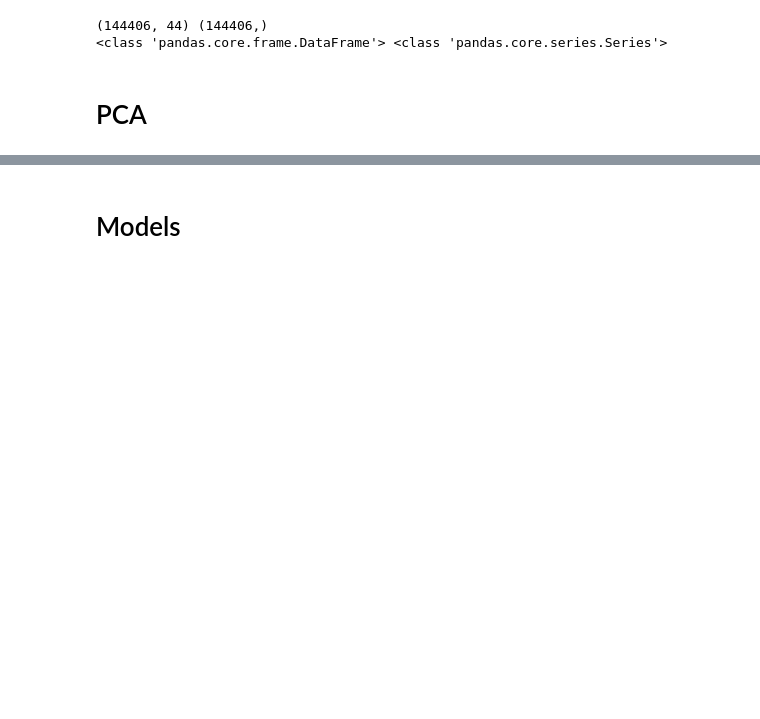
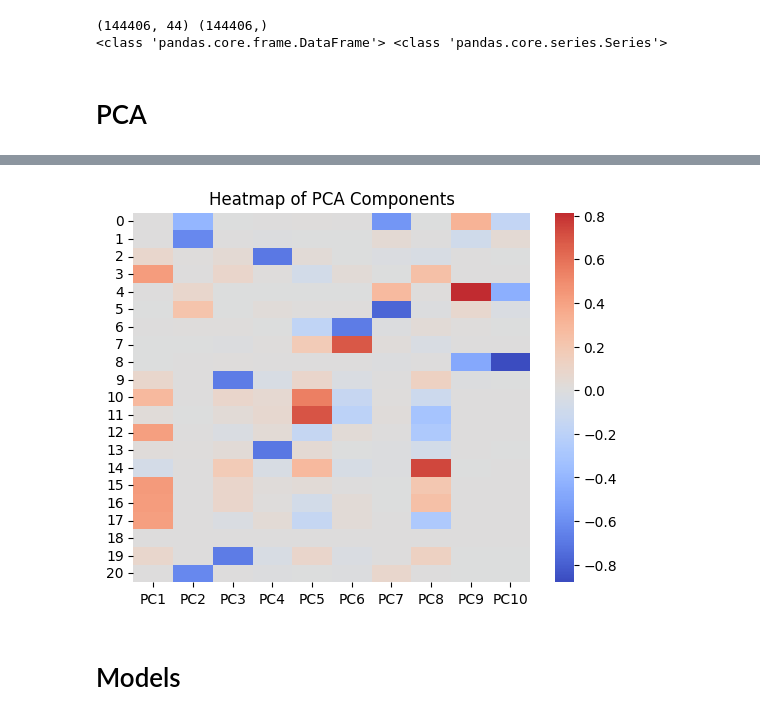
Before and after one commit to giakomorssi/Fraud-and-Delivery, a Jupyter notebook: 03_FraudDetection.ipynb, the cells around one changed output, grey strips where cells are left out. Cells and saved outputs as stored; diff of their text form; code cells hidden in the pictures; blank space fills up the shorter version.

```diff
--- a/03_FraudDetection.ipynb
+++ b/03_FraudDetection.ipynb
@@ -299,3 +322,22 @@ pca_test = pca.transform(X_test.iloc[:, 23:])
+# %%
+import seaborn as sns
+import matplotlib.pyplot as plt
+
+# Assuming you have already performed the PCA on your data and stored the result in a variable called pca
+# Assuming you have already transformed your data using PCA and stored it in a variable called transformed_data
+# Assuming you want to plot the first 10 principal components
+n_components = 10
+component_names = [f"PC{i+1}" for i in range(n_components)]
+
+# Create a DataFrame containing the PCA components
+components_df = pd.DataFrame(pca.components_[:n_components].T, columns=component_names)
+
+# Create a heatmap of the PCA components
+sns.heatmap(components_df, cmap='coolwarm', center=0)
+plt.title('Heatmap of PCA Components')
+plt.show()
+# %% [output]
+[figure, added]
 # %%
 onehot_data_train = X_train.iloc[:, :23]
 onehot_data_test = X_test.iloc[:, :23]
```
Also changed, not shown: parts of 4 cells of this notebook.
